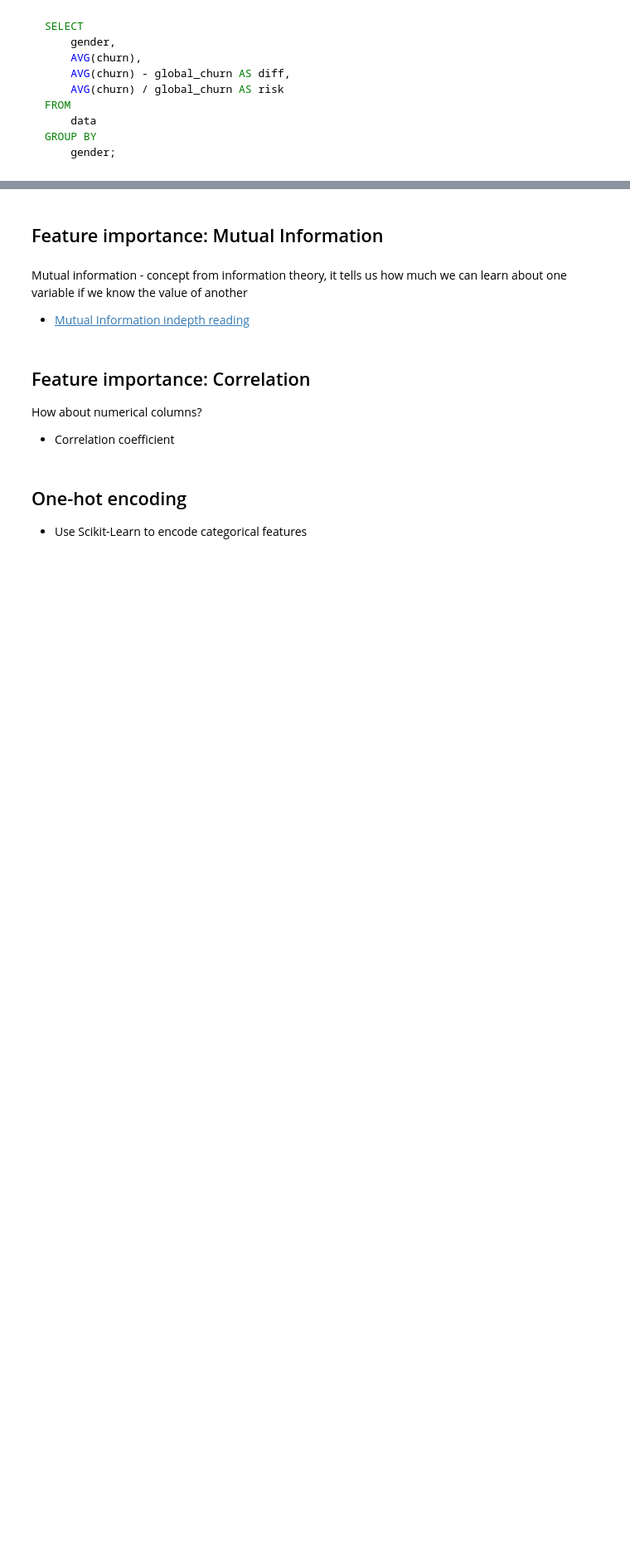
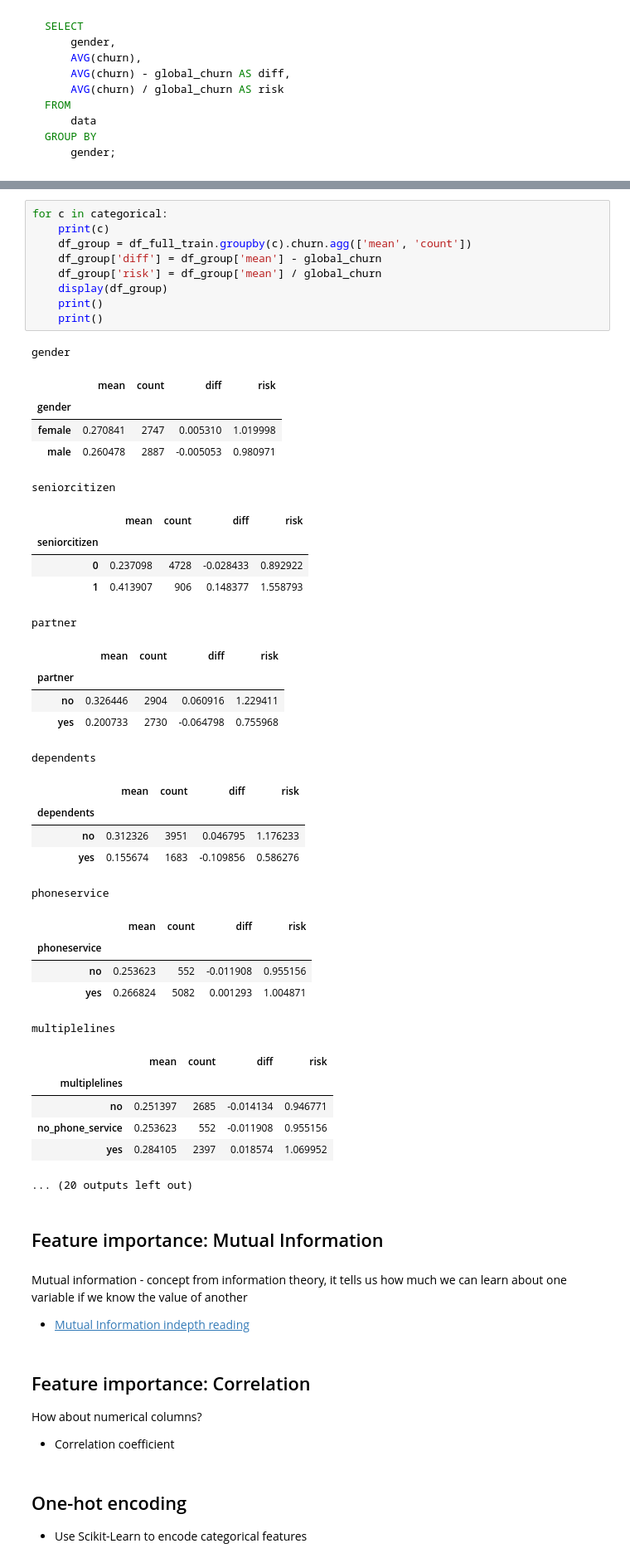
Before and after one commit to JudahSan/mlbookcamp2022, a Jupyter notebook: Week 3 Classification/ML for Classification Churn Prediction.ipynb, the cells around one changed output, grey strips where cells are left out. Shown: that part at 83% size. Cells and saved outputs as stored; diff of their text form; blank space fills up the shorter version.

Commit message:
Feature Importance: Churn Rate And Risk Ratio~

```diff
--- a/Week 3 Classification/ML for Classification Churn Prediction.ipynb
+++ b/Week 3 Classification/ML for Classification Churn Prediction.ipynb
@@ -348 +358,43 @@ GROUP BY
+# %%
+for c in categorical:
+    print(c)
+    df_group = df_full_train.groupby(c).churn.agg(['mean', 'count'])
+    df_group['diff'] = df_group['mean'] - global_churn
+    df_group['risk'] = df_group['mean'] / global_churn
+    display(df_group)
+    print()
+    print()
+# %% [output]
+gender
+|  | mean | count | diff | risk |
+| gender |  |  |  |  |
+| female | 0.270841 | 2747 | 0.005310 | 1.019998 |
+| male | 0.260478 | 2887 | -0.005053 | 0.980971 |
+seniorcitizen
+|  | mean | count | diff | risk |
+| seniorcitizen |  |  |  |  |
+| 0 | 0.237098 | 4728 | -0.028433 | 0.892922 |
+| 1 | 0.413907 | 906 | 0.148377 | 1.558793 |
+partner
+|  | mean | count | diff | risk |
+| partner |  |  |  |  |
+| no | 0.326446 | 2904 | 0.060916 | 1.229411 |
+| yes | 0.200733 | 2730 | -0.064798 | 0.755968 |
+dependents
+|  | mean | count | diff | risk |
+| dependents |  |  |  |  |
+| no | 0.312326 | 3951 | 0.046795 | 1.176233 |
+| yes | 0.155674 | 1683 | -0.109856 | 0.586276 |
+phoneservice
+|  | mean | count | diff | risk |
+| phoneservice |  |  |  |  |
+| no | 0.253623 | 552 | -0.011908 | 0.955156 |
+| yes | 0.266824 | 5082 | 0.001293 | 1.004871 |
+multiplelines
+|  | mean | count | diff | risk |
+| multiplelines |  |  |  |  |
+| no | 0.251397 | 2685 | -0.014134 | 0.946771 |
+| no_phone_service | 0.253623 | 552 | -0.011908 | 0.955156 |
+| yes | 0.284105 | 2397 | 0.018574 | 1.069952 |
+... (20 outputs left out)
 # %% [markdown]
```
Also changed, not shown: parts of 3 cells of this notebook, 1 other file.
